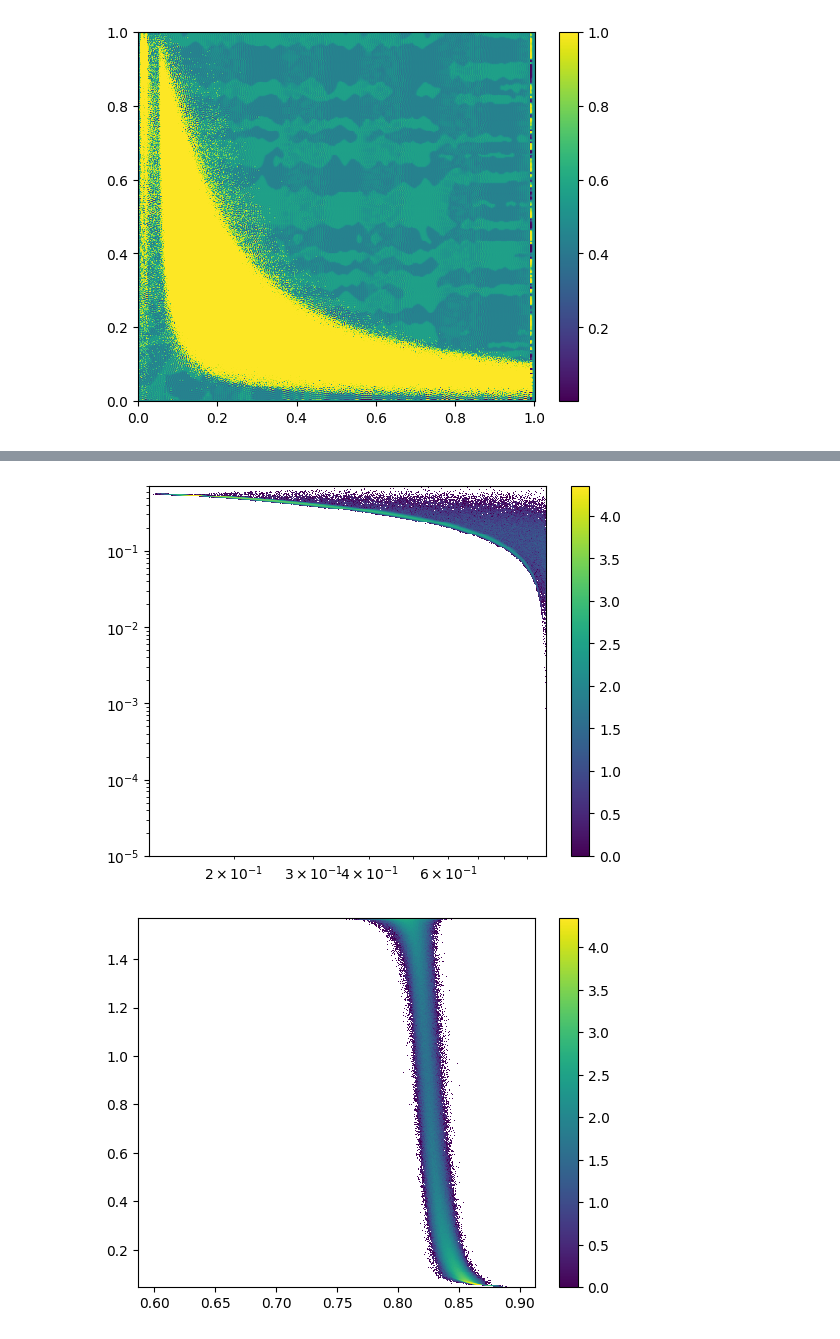
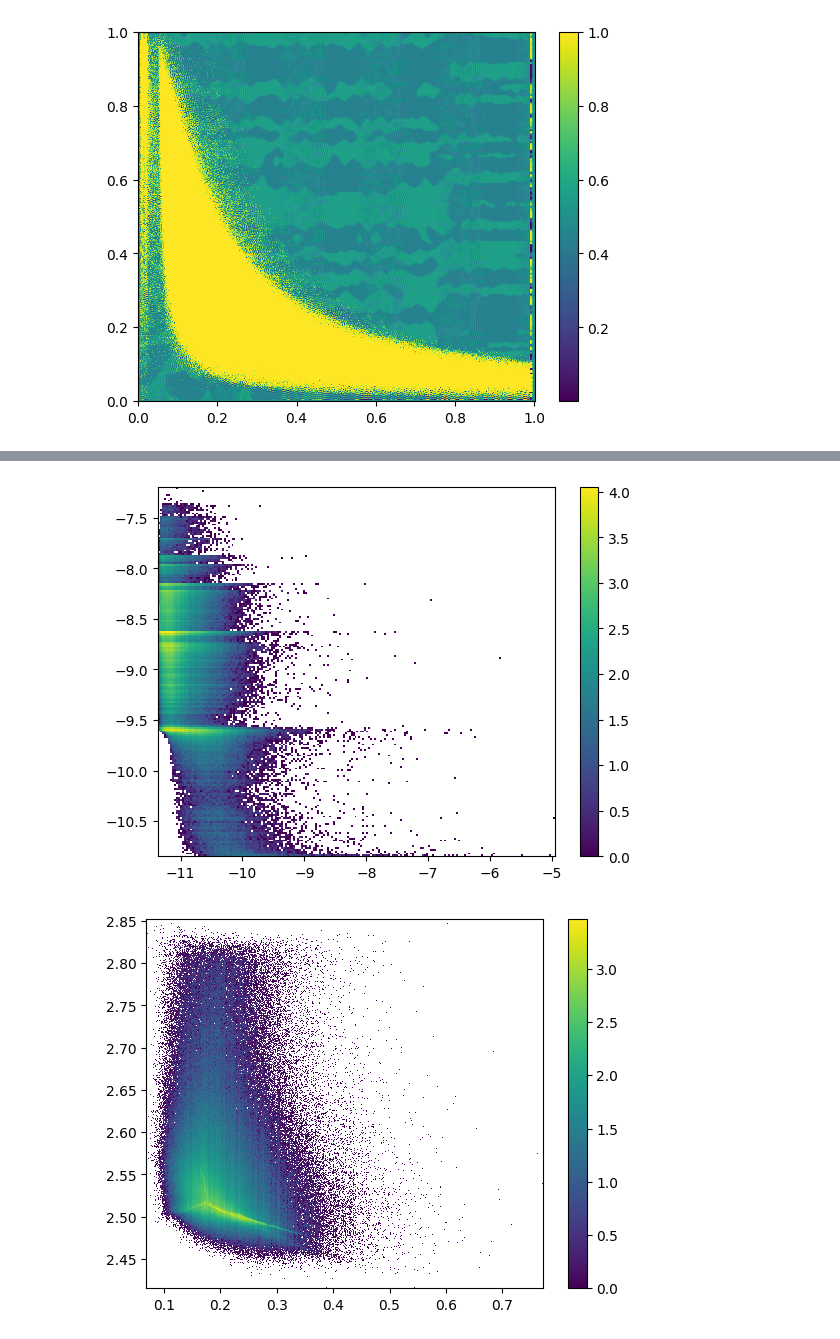
Before and after one commit to Alonl14/ML_Project, a Jupyter notebook: Main.ipynb, the cells around one changed output, grey strips where cells are left out. Saved outputs shown, nothing was run; the diff lists cells and outputs as text; code cells hidden in the pictures.

```diff
--- a/Main.ipynb
+++ b/Main.ipynb
@@ -108,3 +103,4 @@ NameError: name 'dataset' is not defined
 # %%
-dataset = ParticleDataset('Full_Sim_10M.csv', 'Full_Sim_55M_stats.csv')
+QT = qt(output_distribution='normal',n_quantiles=5000)
+dataset = ParticleDataset('Full_Sim_10M.csv', 'Full_Sim_55M_stats.csv',QT)
 dataloader = DataLoader(dataset.data[:,:7], batch_size = 256, shuffle = True)
@@ -116,18 +171,16 @@ class Generator(nn.Module):
       N_z = 50
 
       self.main = nn.Sequential(
-        nn.Linear(N_z,25),
+        nn.Linear(N_z,25,bias=False),
         nn.LeakyReLU(),
         nn.BatchNorm1d(25),
-        nn.Linear(25,15),
+        nn.Linear(25,15,bias=False),
         nn.LeakyReLU(),
         nn.BatchNorm1d(15),
-        #nn.Linear(15,9),
-        #nn.Dropout(0.3),
-        #nn.LeakyReLU(),
-        #nn.BatchNorm1d(9),
-        nn.Linear(15,7),
-        nn.Sigmoid()
+        nn.Linear(15,9,bias=False),
+        nn.LeakyReLU(),
+        nn.BatchNorm1d(9),
+        nn.Linear(9,7)
       )
     def forward(self, input):
       return self.main(input)
@@ -137,14 +190,16 @@ class Discriminator(nn.Module):
       super().__init__()
 
       self.main = nn.Sequential(
-        nn.Linear(7,25),
+        nn.Linear(7,50),
+        nn.LeakyReLU(),
+        nn.InstanceNorm1d(50),
+        nn.Linear(50,25),
         nn.LeakyReLU(),
         nn.BatchNorm1d(25),
         nn.Linear(25,10),
         nn.LeakyReLU(),
         nn.BatchNorm1d(10),
-        nn.Linear(10,1),
-        nn.Sigmoid()
+        nn.Linear(10,1,bias=False)
       )
     def forward(self, input):
       return self.main(input)
@@ -280,7 +335,7 @@ for epoch in tqdm.tqdm_notebook(range(num_epochs), desc=' epochs', position=0):
         # Update the Generator network
         net_G.zero_grad()
         output = net_D(fake_p)
-        err_G = -torch.mean(output) + torch.mean(loss_func(fake_p.cpu()))
+        err_G = -torch.mean(output) # + torch.mean(loss_func(fake_p.cpu()))
         err_G.backward()
 
         # update the generator network
@@ -345,18 +400,16 @@ net_G.eval()
 net_G.to('cpu')
 fake_p = net_G(noise).detach().numpy()
 # %%
-generated_df = df_N.copy()
-param_list = [' xx',' yy',' pxx',' pyy',' pzz',' eneg',' time']
+generated_df = pd.DataFrame([])
+param_list = [' rx',' phi_x',' rp',' phi_p',' pzz',' eneg',' time','theta']
+add = np.array([np.arccos(fake_p[:,4]/(np.sqrt(fake_p[:,4]**2+fake_p[:,2]**2)))]).T
+fake_p = np.hstack((fake_p,add))
+A_p = dataset.quantiles.inverse_transform(fake_p)
 for i in range(len(param_list)):
-    min = dataset.norm.loc[param_list[i]]['min']
-    max =  dataset.norm.loc[param_list[i]]['max']
-    generated_df[param_list[i]]= fake_p[:,i]
-    # generated_df[param_list[i]]= sp.erf(fake_p[:,i]/np.sqrt(2))
-    # generated_df[param_list[i]]= (fake_p[:,i]*(max-min)+np.ones(len(fake_p[:,i]))*(max+min)+10**(-5))/2
-generated_df[[' eneg',' time']]=generated_df[[' eneg',' time']]-np.min(generated_df[[' eneg',' time']])+10**(-5)
+    generated_df[param_list[i]]= A_p[:,i]
+#generated_df[[' eneg',' time']]=generated_df[[' eneg',' time']]-np.min(generated_df[[' eneg',' time']])+10**(-5)
 
-generated_df['r']=np.sqrt(generated_df[' xx']**2+generated_df[' yy']**2)
-th_g = np.arccos(generated_df[' pzz'].values/np.sqrt(generated_df[' pxx'].values**2+generated_df[' pyy'].values**2+generated_df[' pzz'].values**2))
+th_g = np.arccos(generated_df[' pzz'].values/np.sqrt(generated_df[' rp'].values**2+generated_df[' pzz'].values**2))
 generated_df['theta']=th_g
 plots(generated_df)
 
@@ -366,5 +419,5 @@ plots(generated_df)
-[figure, old version]
+[figure, new version]
-[figure, old version]
+[figure, new version]
 # %%
 for i in range(7):
     fig, axs = plt.subplots(1,2,squeeze=False)
```
Also changed, not shown: parts of 13 cells of this notebook.
